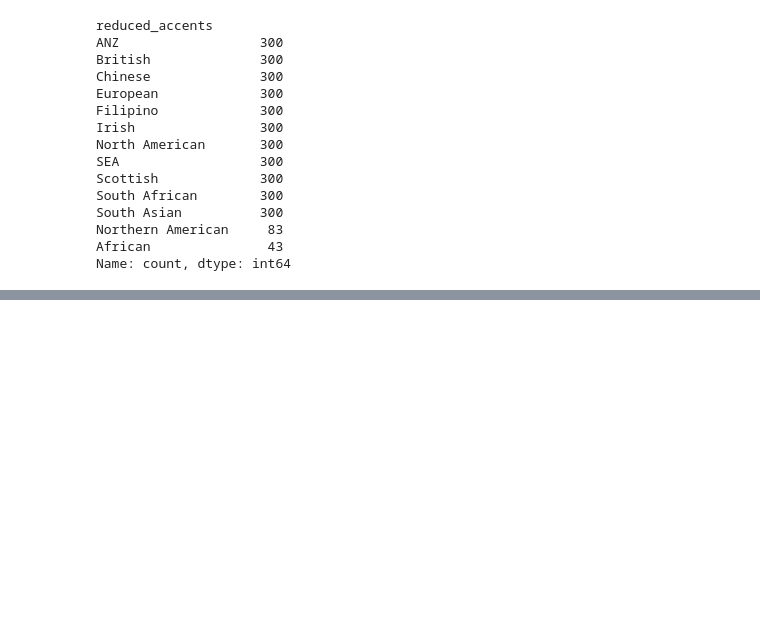
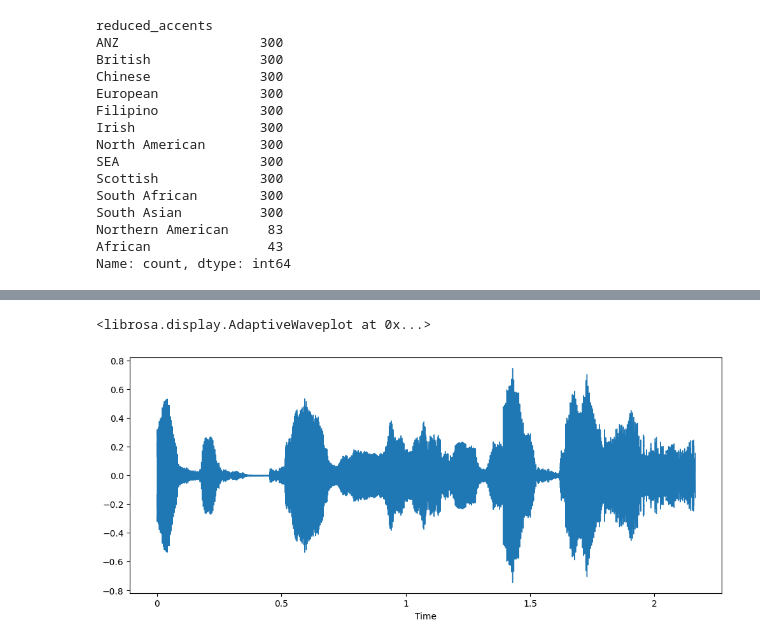
Before and after one commit to jamestq/eslai, a Jupyter notebook: notebooks/audio_data_cleanup.ipynb, the cells around one changed output, grey strips where cells are left out. Saved outputs shown, nothing was run; the diff lists cells and outputs as text; code cells hidden in the pictures; blank space fills up the shorter version.

```diff
--- a/notebooks/audio_data_cleanup.ipynb
+++ b/notebooks/audio_data_cleanup.ipynb
@@ -104,0 +119,7 @@ validated_accent_test.to_csv(accent_test_path, index=False, sep="\t")
+# %%
+dataset_treated = load_dataset("dataset_treated/")
+plt.figure().set_figwidth(12)
+librosa.display.waveshow(dataset_treated["train"][0]["audio"]["array"], sr=dataset_treated["train"][0]["audio"]["sampling_rate"])
+# %% [output]
+<librosa.display.AdaptiveWaveplot at 0x...>
+[figure, added]
```
Also changed, not shown: parts of 2 cells of this notebook, 6 other files.
